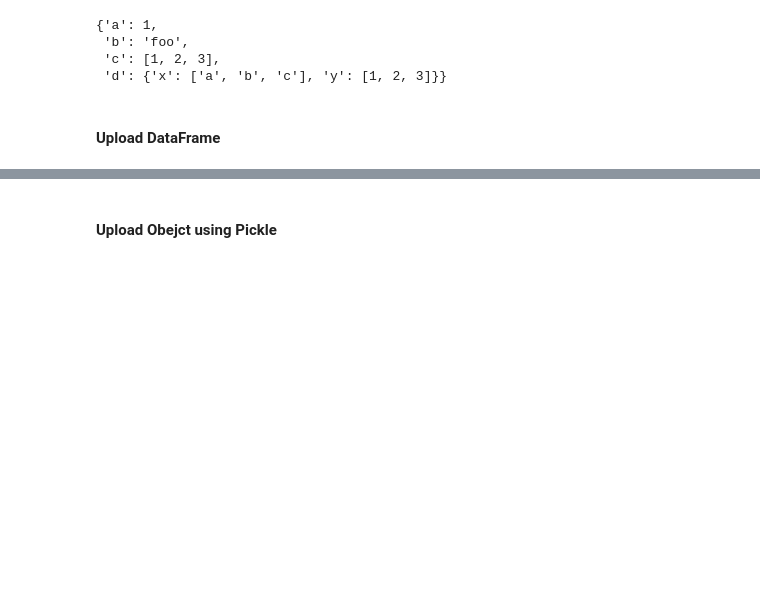
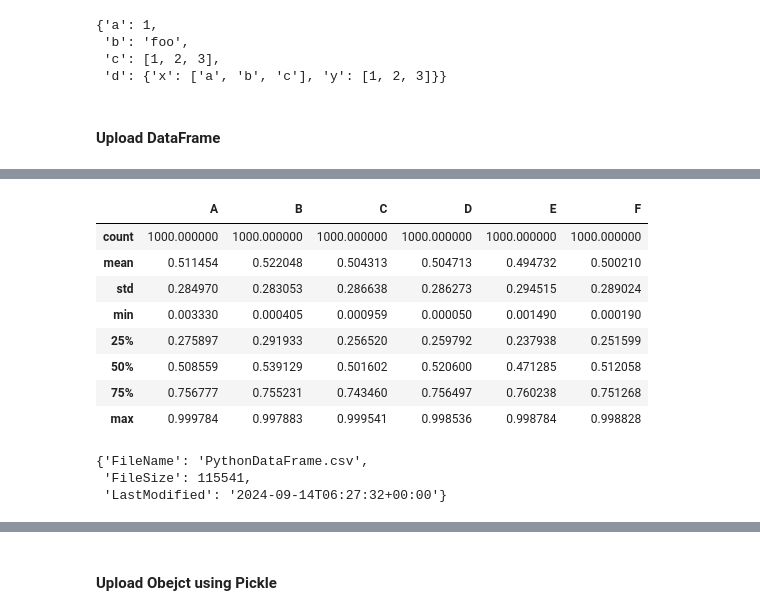
Before and after one commit to Datagration/petrovisor-python-api, a Jupyter notebook: examples/files_and_python_objects_storage.ipynb, the cells around one changed output, grey strips where cells are left out. Drawn from its saved outputs; the diff is of its cells as text; code cells hidden in the pictures; blank space fills up the shorter version.

```diff
--- a/examples/files_and_python_objects_storage.ipynb
+++ b/examples/files_and_python_objects_storage.ipynb
@@ -334,0 +378,21 @@ df_loaded.describe()
+# %%
+df = pd.DataFrame(np.random.uniform(0,1,size=(int(1e3), 6)),
+                  columns=list('ABCDEF'))
+df.describe()
+# %% [output]
+|  | A | B | C | D | E | F |
+| count | 1000.000000 | 1000.000000 | 1000.000000 | 1000.000000 | 1000.000000 | 1000.000000 |
+| mean | 0.511454 | 0.522048 | 0.504313 | 0.504713 | 0.494732 | 0.500210 |
+| std | 0.284970 | 0.283053 | 0.286638 | 0.286273 | 0.294515 | 0.289024 |
+| min | 0.003330 | 0.000405 | 0.000959 | 0.000050 | 0.001490 | 0.000190 |
+| 25% | 0.275897 | 0.291933 | 0.256520 | 0.259792 | 0.237938 | 0.251599 |
+| 50% | 0.508559 | 0.539129 | 0.501602 | 0.520600 | 0.471285 | 0.512058 |
+| 75% | 0.756777 | 0.755231 | 0.743460 | 0.756497 | 0.760238 | 0.751268 |
+| max | 0.999784 | 0.997883 | 0.999541 | 0.998536 | 0.998784 | 0.998828 |
+# %%
+# upload DataFrame to csv file
+api.upload_object(df,dataframe_file_name)
+# %% [output]
+{'FileName': 'PythonDataFrame.csv',
+ 'FileSize': 115541,
+ 'LastModified': '2024-09-14T06:27:32+00:00'}
```
Also changed, not shown: parts of 20 cells of this notebook, 4 other files.
